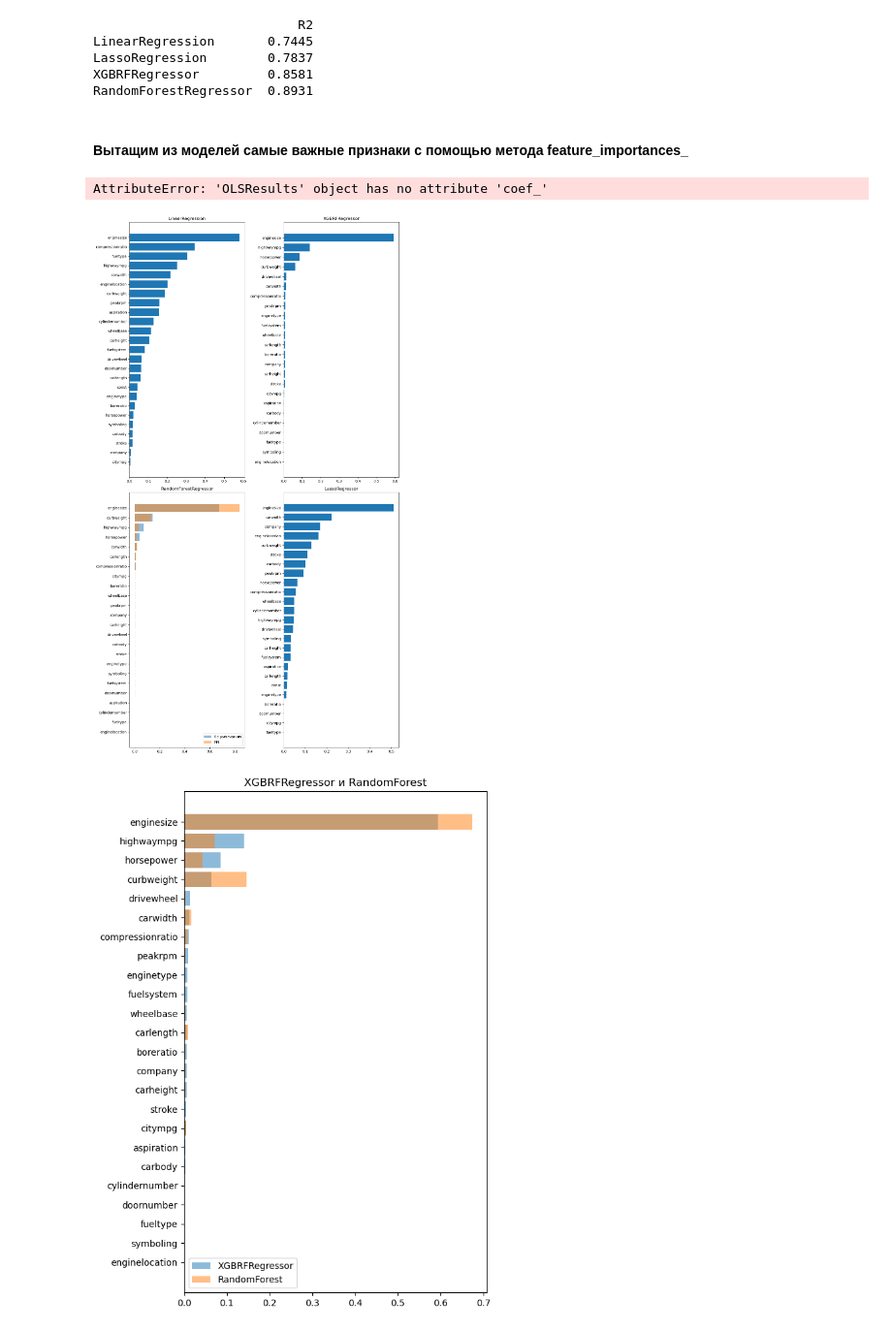
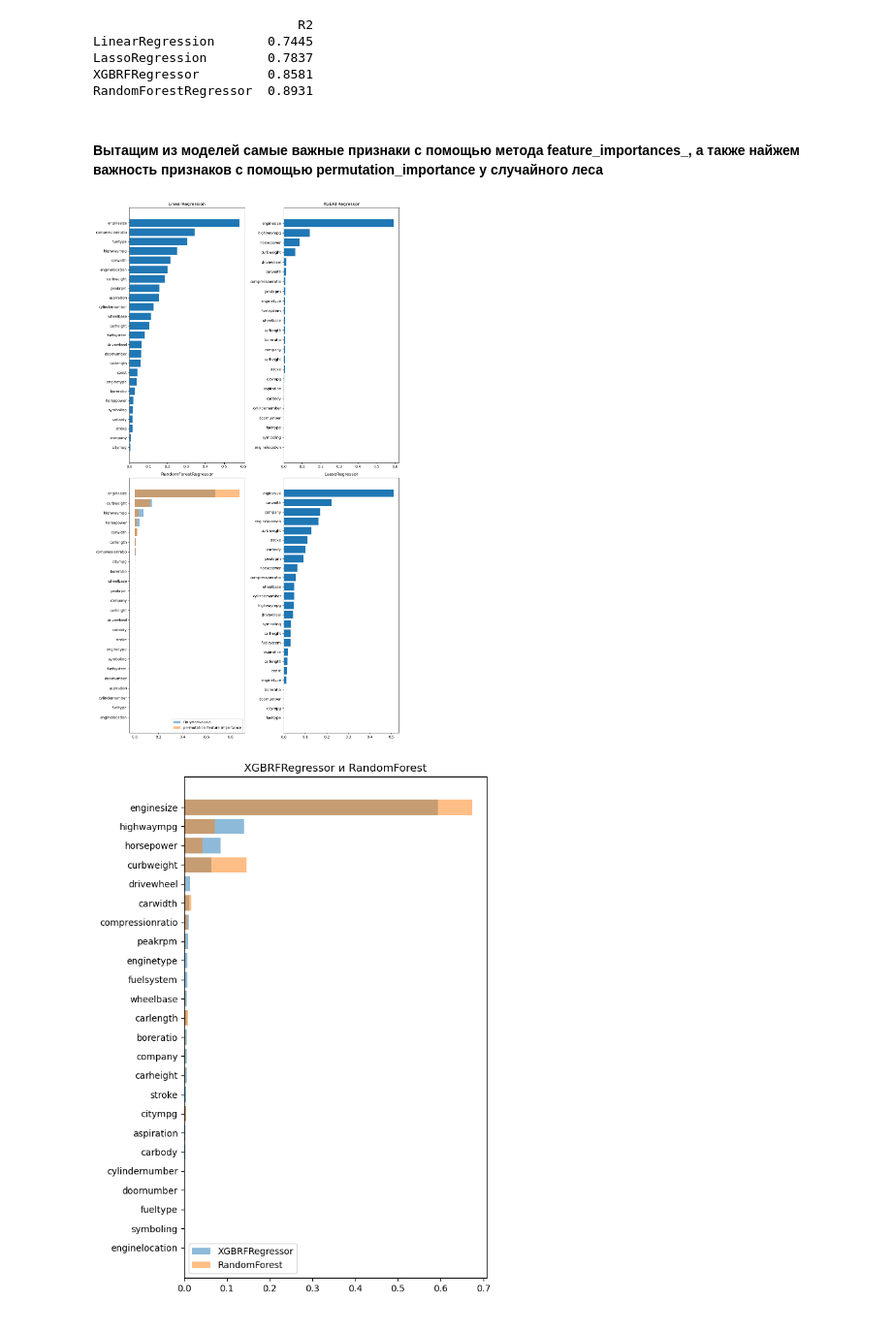
Before and after one commit to anVysa/-, a Jupyter notebook: Selection and identification of features.ipynb, the cells around one changed output. Shown at 97% size. Drawn from its saved outputs; the diff is of its cells as text; code cells hidden in the pictures.

Commit message:
Отбор и выявление признаков

```diff
--- a/Selection and identification of features.ipynb
+++ b/Selection and identification of features.ipynb
@@ -766,39 +766,35 @@ LassoRegression        0.7837
 XGBRFRegressor         0.8581
 RandomForestRegressor  0.8931
 # %% [markdown]
-#### Вытащим из моделей самые важные признаки с помощью метода feature_importances_
+#### Вытащим из моделей самые важные признаки с помощью метода feature_importances_, а также найжем важность признаков с помощью permutation_importance у случайного леса
-# %%
-res.
-# %% [output]
-AttributeError: 'OLSResults' object has no attribute 'coef_'
 # %%
 predictors_model_xdb =  pd.Series(model_xdb.feature_importances_, index=model_xdb.feature_names_in_)
 
 predictors_forest =  pd.Series(model_forest.feature_importances_, index=model_forest.feature_names_in_)
 
-result_perm_imp = permutation_importance(model_forest, X_train, y_train, n_repeats=10, random_state=0)
+result_perm_imp = permutation_importance(model_forest, X_train, y_train, n_repeats=10, random_state=42, scoring = 'neg_mean_squared_error')
 predictors_forest_PI =  pd.Series(result_perm_imp.importances_mean, index=model_forest.feature_names_in_)
 # %%
 fig , ax = plt.subplots(2,2, figsize = (12,21))
 
 ax[0][0].set_title('LinearRegression')
 ax[0][0].barh(list(res.params.sort_values().keys()), abs(res.params).sort_values())
 
 ax[0][1].set_title('XGBRFRegressor')
 ax[0][1].barh(list(predictors_model_xdb.sort_values().keys()), predictors_model_xdb.sort_values())
 
 ax[1][0].set_title('RandomForestRegressor')
 ax[1][0].barh(list(predictors_forest.sort_values().keys()), predictors_forest.sort_values(), alpha = 0.5, label = 'По умолчанию')
-ax[1][0].barh(list(predictors_forest_pi.sort_values().keys()), predictors_forest_pi.sort_values(), alpha = 0.5, label = 'PFI')
+ax[1][0].barh(list(predictors_forest_PI.sort_values().keys()), predictors_forest_PI.sort_values(), alpha = 0.5, label = 'permutation feature importance')
 ax[1][0].legend(loc='best')
 
 ax[1][1].set_title('LassoRegressor')
 ax[1][1].barh(list(lasso_param.sort_values().keys()), lasso_param.sort_values())
 
 fig.tight_layout()
 plt.show()
 # %% [output]
-[figure, old version]
+[figure, new version]
 # %%
 all_models = pd.concat([predictors_model_xdb,predictors_forest], axis = 1)
 all_models.rename(columns = {0:'XGBRFRegressor',1:'RandomForest'}, inplace = True)
```
Also changed, not shown: parts of 17 cells of this notebook.
